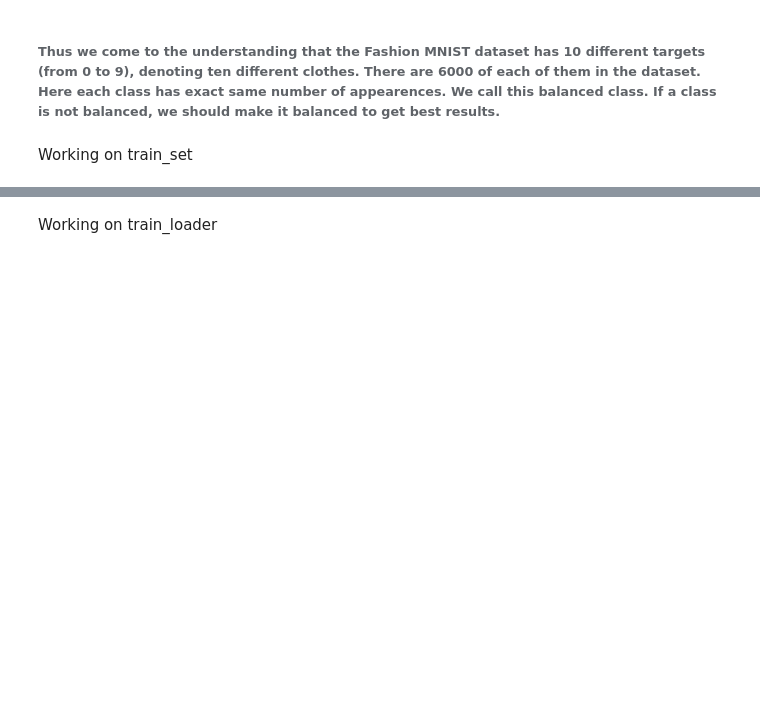
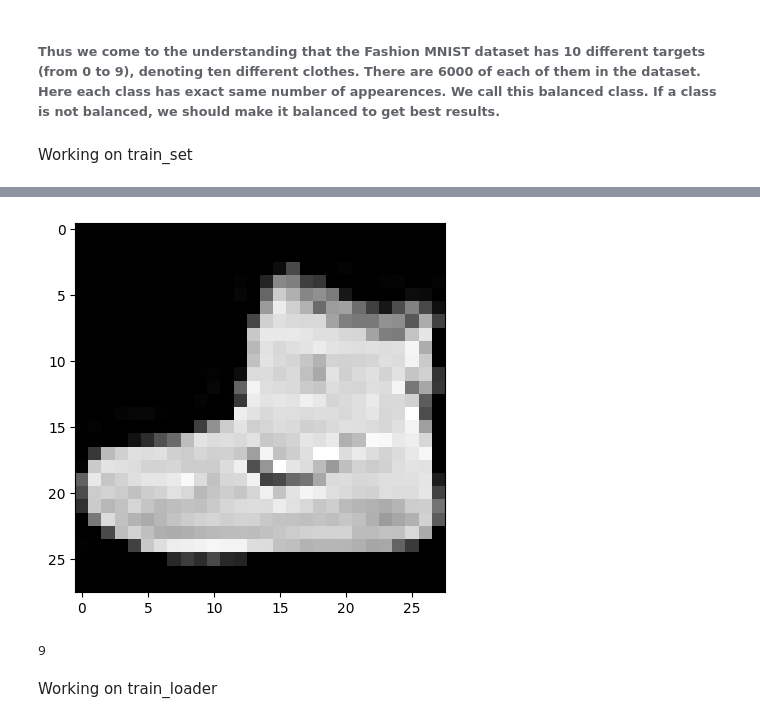
Before and after one commit to Arjun-G-Ravi/Learning-Random-Things, a Jupyter notebook: Learning-DeepLearning_Pytorch/FashionMNISTPrediction.ipynb, the cells around one changed output, grey strips where cells are left out. Saved outputs shown, nothing was run; the diff lists cells and outputs as text; code cells hidden in the pictures; blank space fills up the shorter version.

```diff
--- a/Learning-DeepLearning_Pytorch/FashionMNISTPrediction.ipynb
+++ b/Learning-DeepLearning_Pytorch/FashionMNISTPrediction.ipynb
@@ -49,7 +55,10 @@ display(label)
 # %%
-display(plt.imshow(image.squeeze(),cmap = 'gray'))
+plt.imshow(image.squeeze(),cmap = 'gray')
 plt.show()
 print(label)
+# %% [output]
+[figure, added]
+9
 # %% [markdown]
 Working on train_loader
 # %%
```
Also changed, not shown: parts of 9 cells of this notebook.
